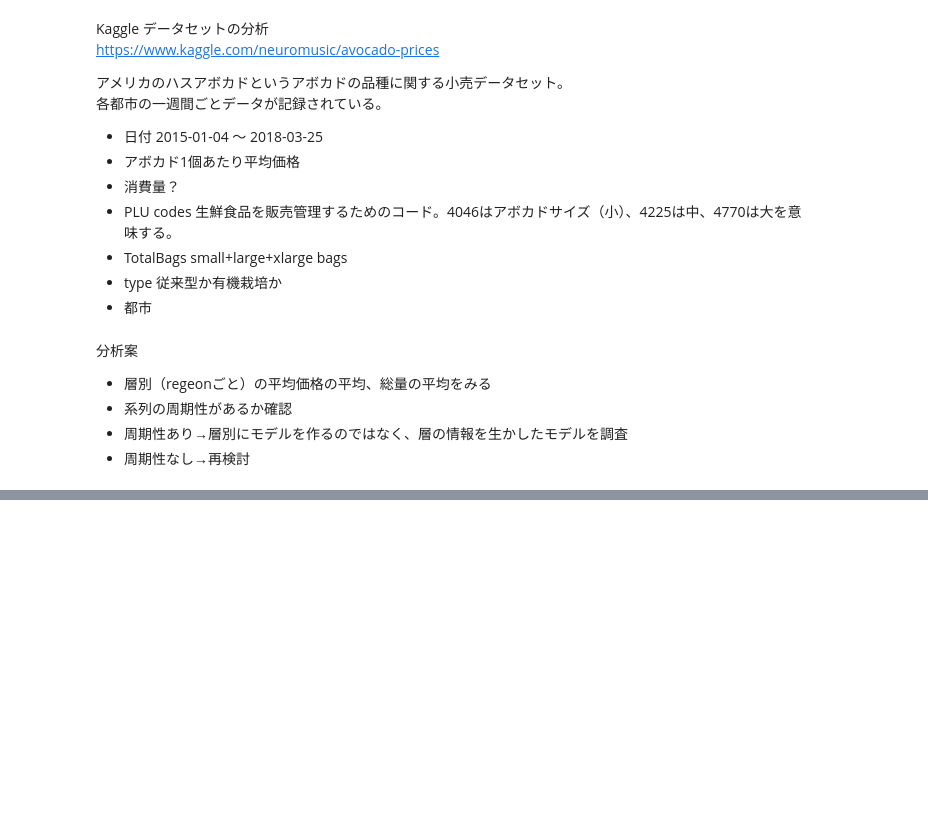
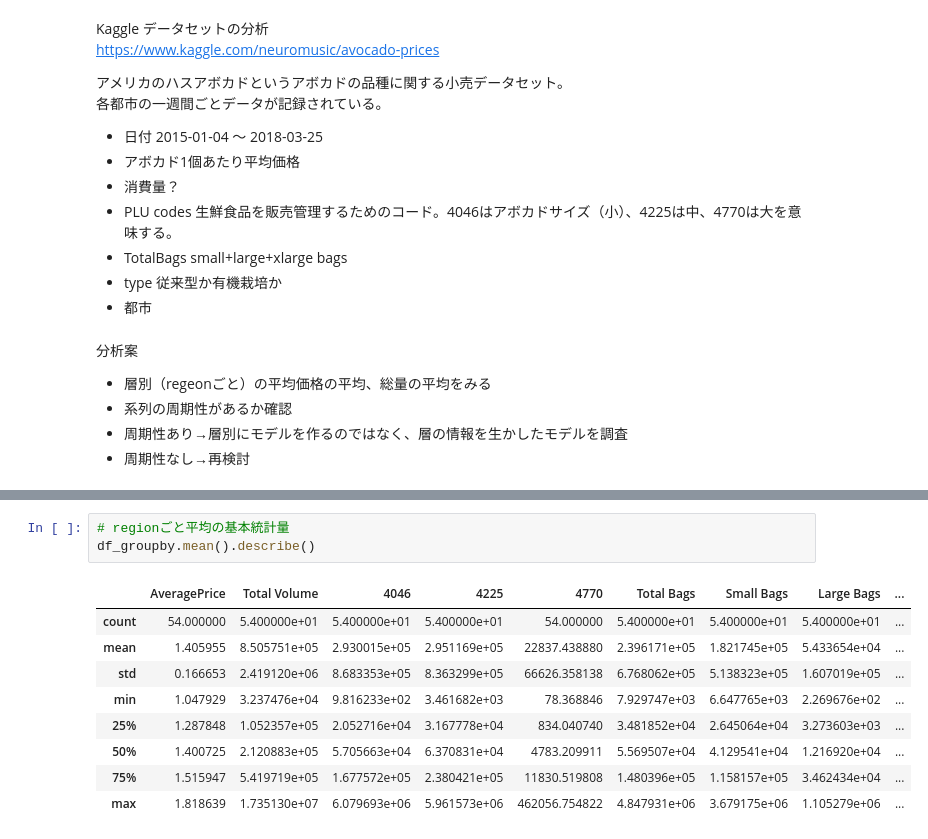
Before and after one commit to tsato-code/python_script, a Jupyter notebook: machinelearning/note_abocado.ipynb, the cells around one changed output, grey strips where cells are left out. Cells and saved outputs as stored; diff of their text form; blank space fills up the shorter version.

```diff
--- a/machinelearning/note_abocado.ipynb
+++ b/machinelearning/note_abocado.ipynb
@@ -97,0 +74,13 @@ print(df.Date.max())
+# %%
+# regionごと平均の基本統計量
+df_groupby.mean().describe()
+# %% [output]
+|  | AveragePrice | Total Volume | 4046 | 4225 | 4770 | Total Bags | Small Bags | Large Bags | ... |
+| count | 54.000000 | 5.400000e+01 | 5.400000e+01 | 5.400000e+01 | 54.000000 | 5.400000e+01 | 5.400000e+01 | 5.400000e+01 | ... |
+| mean | 1.405955 | 8.505751e+05 | 2.930015e+05 | 2.951169e+05 | 22837.438880 | 2.396171e+05 | 1.821745e+05 | 5.433654e+04 | ... |
+| std | 0.166653 | 2.419120e+06 | 8.683353e+05 | 8.363299e+05 | 66626.358138 | 6.768062e+05 | 5.138323e+05 | 1.607019e+05 | ... |
+| min | 1.047929 | 3.237476e+04 | 9.816233e+02 | 3.461682e+03 | 78.368846 | 7.929747e+03 | 6.647765e+03 | 2.269676e+02 | ... |
+| 25% | 1.287848 | 1.052357e+05 | 2.052716e+04 | 3.167778e+04 | 834.040740 | 3.481852e+04 | 2.645064e+04 | 3.273603e+03 | ... |
+| 50% | 1.400725 | 2.120883e+05 | 5.705663e+04 | 6.370831e+04 | 4783.209911 | 5.569507e+04 | 4.129541e+04 | 1.216920e+04 | ... |
+| 75% | 1.515947 | 5.419719e+05 | 1.677572e+05 | 2.380421e+05 | 11830.519808 | 1.480396e+05 | 1.158157e+05 | 3.462434e+04 | ... |
+| max | 1.818639 | 1.735130e+07 | 6.079693e+06 | 5.961573e+06 | 462056.754822 | 4.847931e+06 | 3.679175e+06 | 1.105279e+06 | ... |
```
Also changed, not shown: parts of 19 cells of this notebook.
